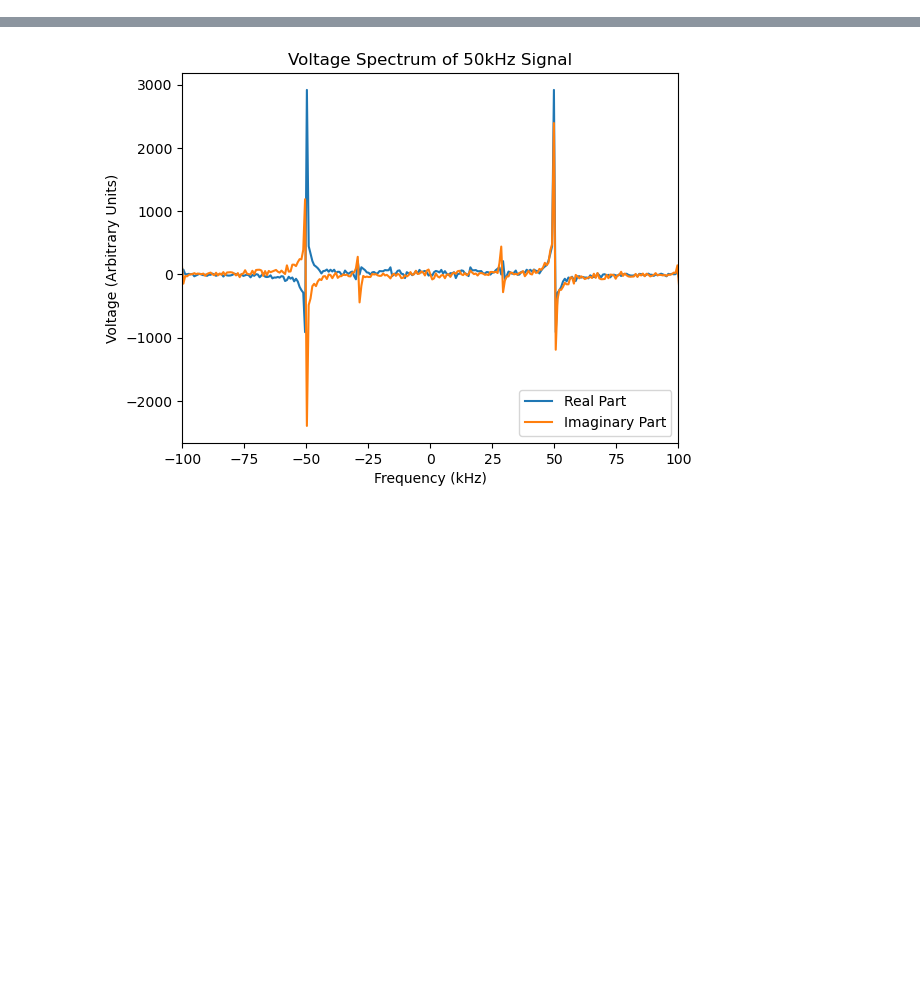
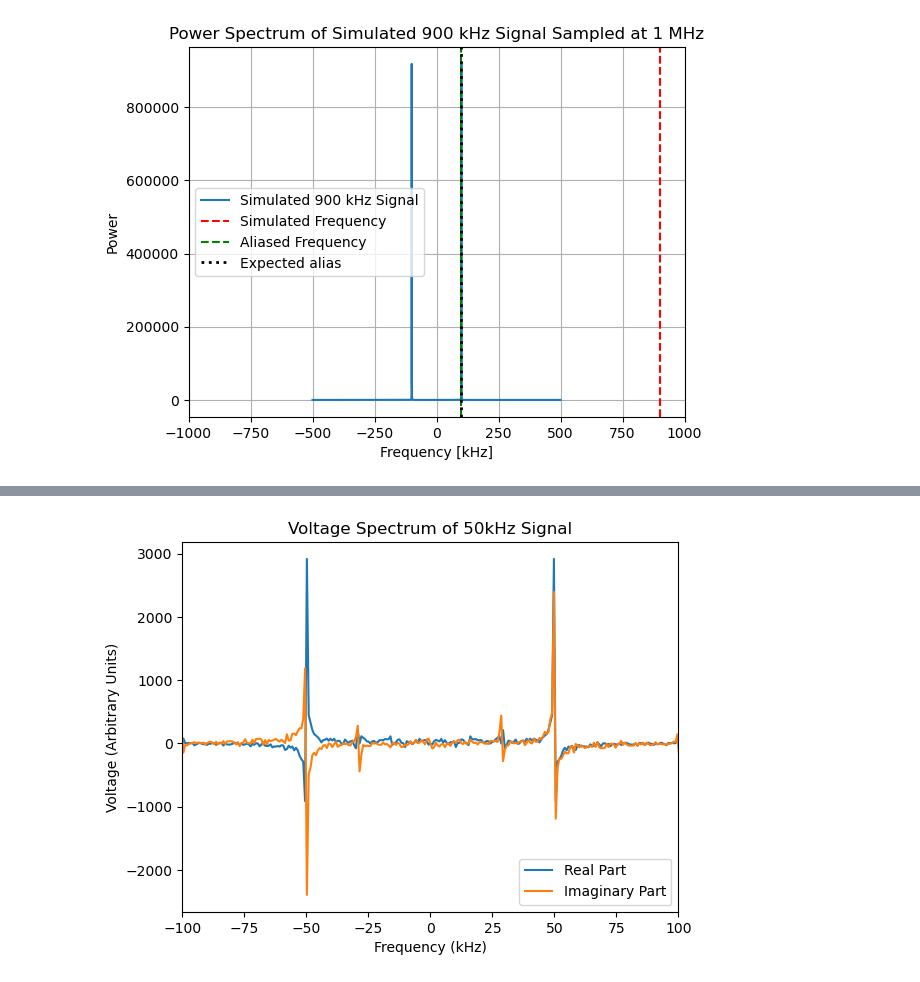
Before and after one commit to averybooks/radiolab2026-Cal, a Jupyter notebook: LAB1_Code.ipynb, the cells around one changed output, grey strips where cells are left out. Drawn from its saved outputs; the diff is of its cells as text; code cells hidden in the pictures; blank space fills up the shorter version.

```diff
--- a/LAB1_Code.ipynb
+++ b/LAB1_Code.ipynb
@@ -14 +98,26 @@ plt.plot(range(len(data["arr_0"][D])), data["arr_0"][D])
+# %%
+N = len(signal4)
+time = np.arange(N) / fs
+freq_sim1 = 900e3 #Simulated signal frequency (Hz)
+signal_sim1 = np.cos(2*np.pi * freq_sim1 * time)
+
+spectrum_sim1 = np.fft.fft(signal_sim1)
+power_sim1 = np.abs(np.fft.fftshift(spectrum_sim1))**2
+
+plt.plot(freqs_shift/1e3, power_sim1, label="Simulated 900 kHz Signal")
+plt.axvline(freq_sim1/1e3, color="red", linestyle="--", label="Simulated Frequency")
+plt.axvline((fs - freq_sim1)/1e3, color="green", linestyle="--", label="Aliased Frequency")
+
+expected_alias = fs - freq_sim1  # 300 kHz
+plt.axvline(expected_alias/1e3, color='black', linestyle=':', linewidth=2, label='Expected alias')
+
+plt.xlabel("Frequency [kHz]")
+plt.ylabel("Power")
+plt.title("Power Spectrum of Simulated 900 kHz Signal Sampled at 1 MHz")
+plt.xlim(-2*nyquist_freq/1e3, 2*nyquist_freq/1e3)
+plt.legend()
+plt.grid()
+plt.show()
+# %% [output]
+[figure, added]
 # %%
```
Also changed, not shown: parts of 6 cells of this notebook.
